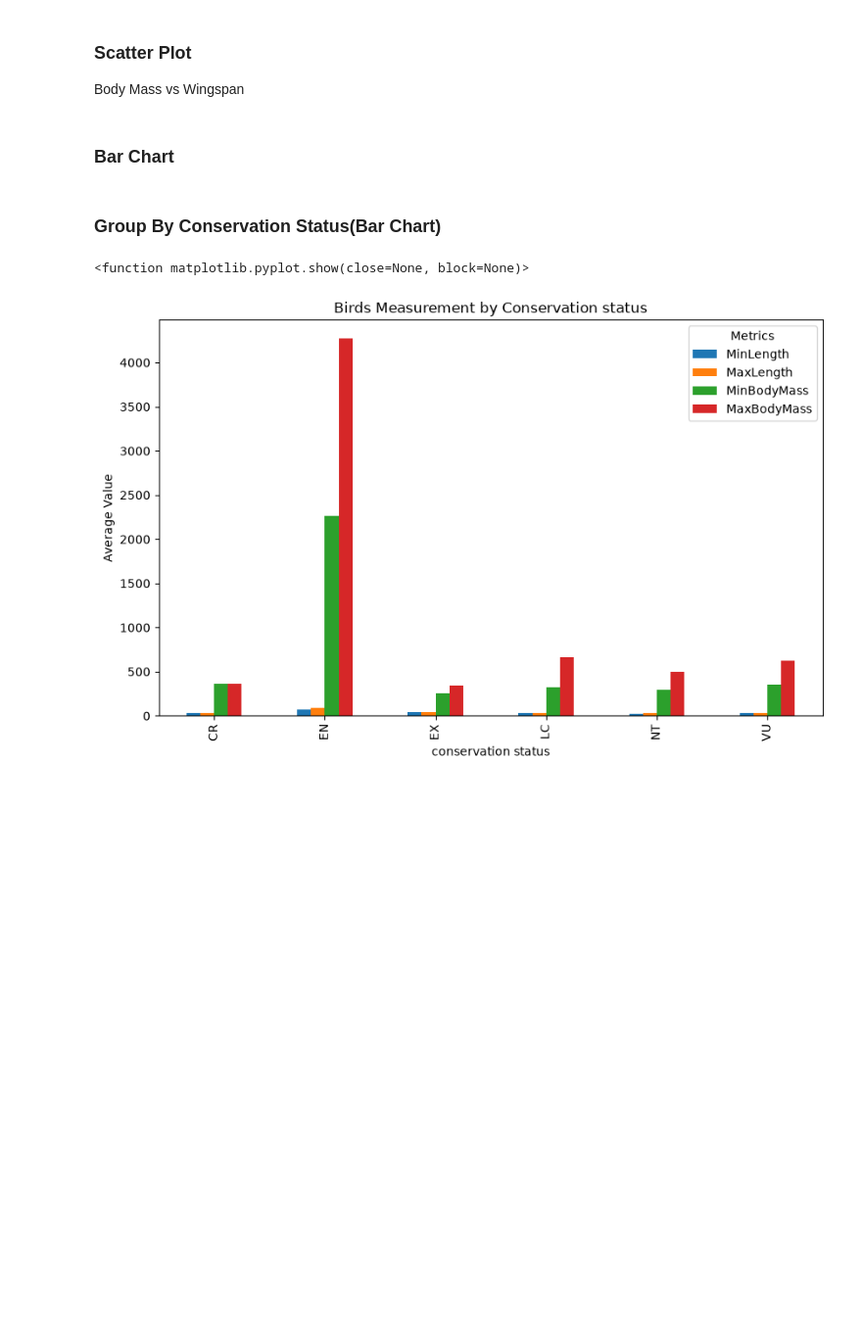
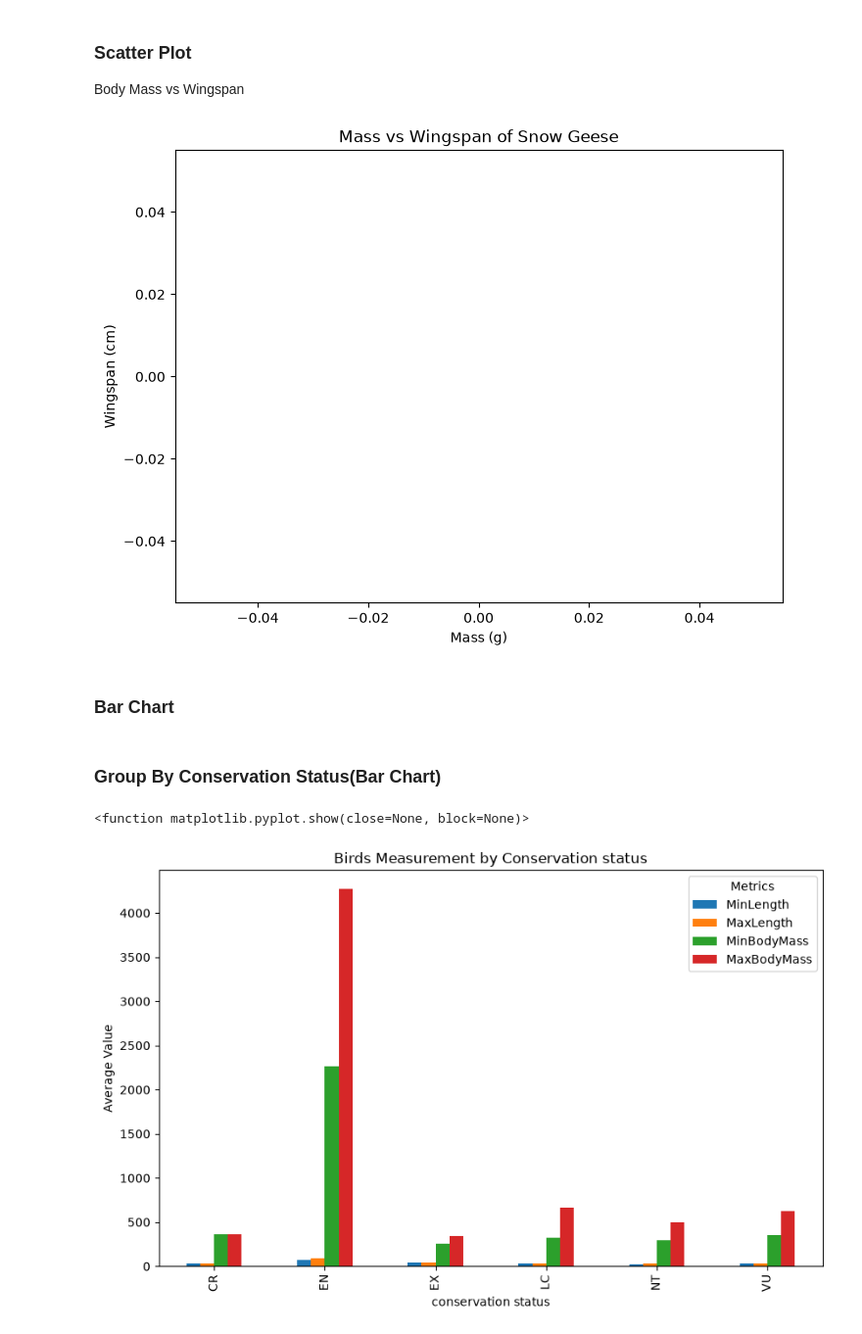
Before and after one commit to sadiya3139/FTF-DATASCIENCE, a Jupyter notebook: Assigments/Assignment 3(Lines, Scatters and Bars).ipynb, the cells around one changed output. Shown at 98% size. Saved outputs shown, nothing was run; the diff lists cells and outputs as text; code cells hidden in the pictures; blank space fills up the shorter version.

```diff
--- a/Assigments/Assignment 3(Lines, Scatters and Bars).ipynb
+++ b/Assigments/Assignment 3(Lines, Scatters and Bars).ipynb
@@ -145,15 +144,17 @@ Body Mass vs Wingspan
 # %%
 plt.figure(figsize=(8,6))
 
 plt.scatter(
-    snow_geese["Mass"],
-    snow_geese["Wingspan"]
+    snow_geese["MaxBodyMass"],
+    snow_geese["MaxWingspan"]
 )
 
 plt.title("Mass vs Wingspan of Snow Geese")
 plt.xlabel("Mass (g)")
 plt.ylabel("Wingspan (cm)")
 
 plt.show()
+# %% [output]
+[figure, added]
 # %% [markdown]
 ### Bar Chart
```
Also changed, not shown: parts of 2 cells of this notebook, 2 other files.
